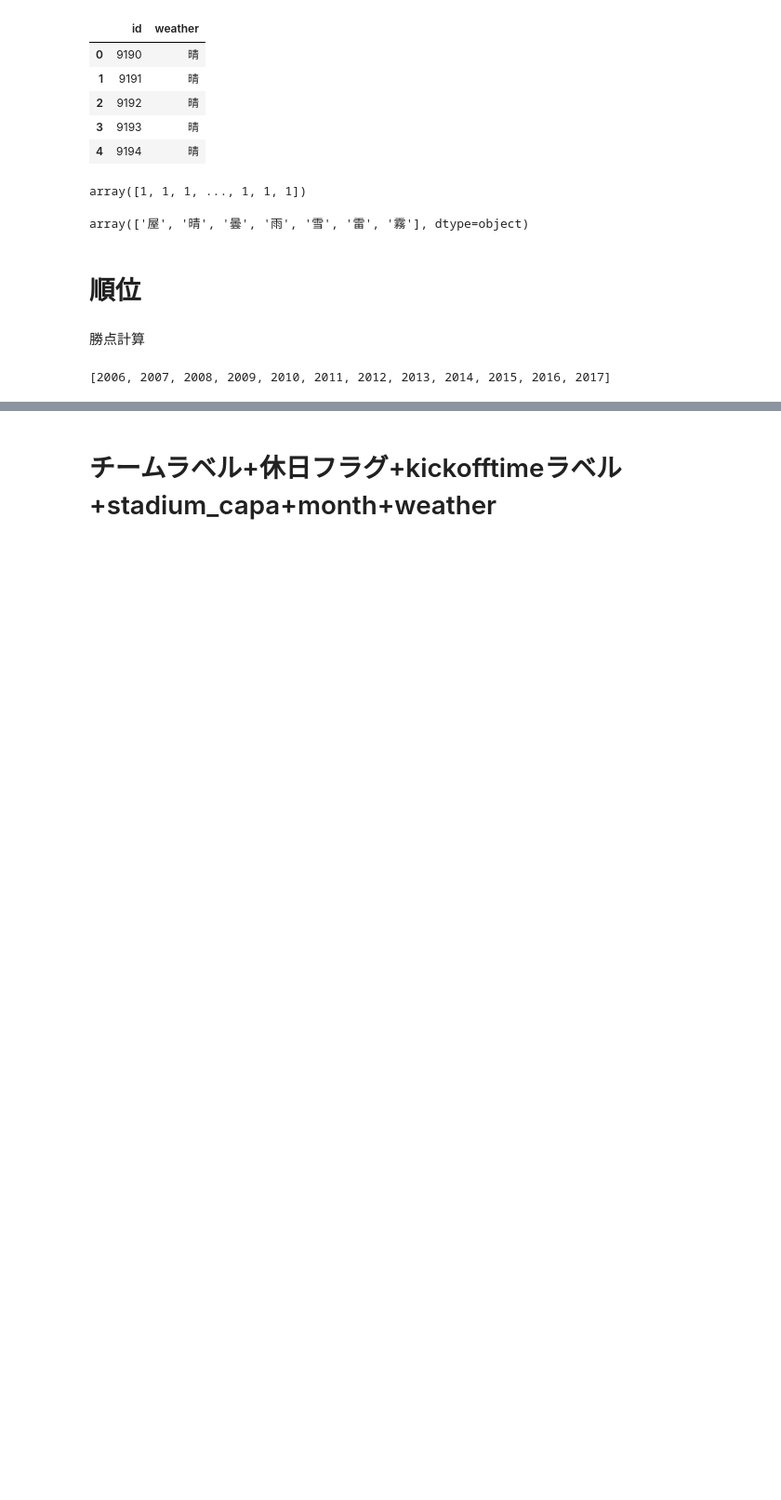
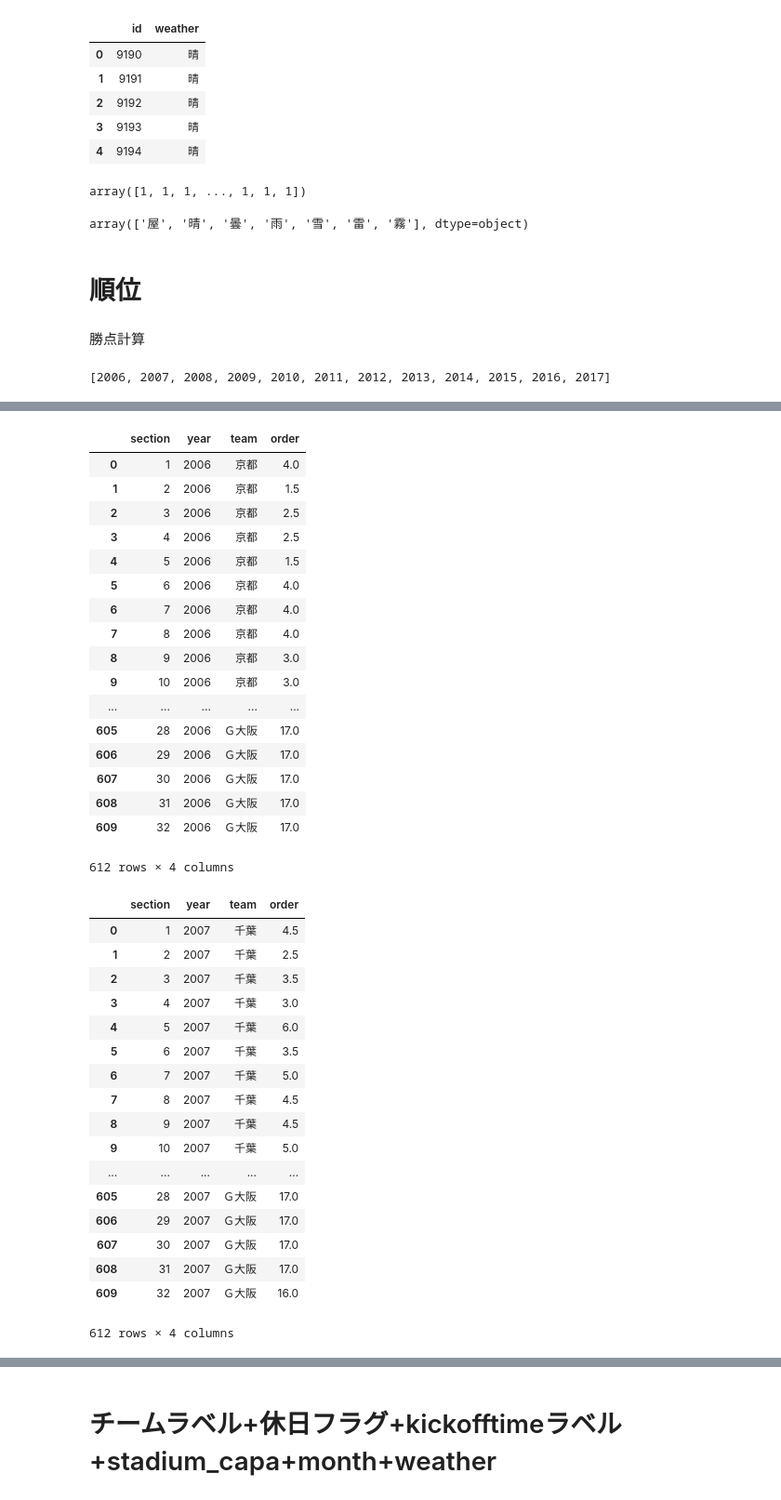
Before and after one commit to watanta/j, a Jupyter notebook: code/preprocess.ipynb, the cells around one changed output, grey strips where cells are left out. Shown at 93% size. Drawn from its saved outputs; the diff is of its cells as text; code cells hidden in the pictures; blank space fills up the shorter version.

```diff
--- a/code/preprocess.ipynb
+++ b/code/preprocess.ipynb
@@ -634,30 +601,0 @@ match.loc[(match["home_team"] == team)|(match["away_team"] == team),:]
-# %%
-for year in target_years:
-    print(year)
-    match = total_match.loc[(total_match["match_date"] >= pd.to_datetime(str(year)+"-2-15"))&(total_match["match_date"] <pd.to_datetime(str(year+1)+"-2-15")),:]
-    attend_teams = set(match["home_team"]) & set(match["away_team"])
-    match.loc[match["home_win"],"winner"] = match["home_team"]
-    match.loc[match["away_win"],"winner"] = match["away_team"]
-    score_dic = {}
-
-    for team in attend_teams:
-        tmp = match.loc[(match["home_team"] == team)|(match["away_team"] == team),:]
-        tmp=tmp.reset_index(drop=True)
-
-        score  = []
-        for key,row in tmp.iterrows():
-            if row["winner"] == target:
-                score.append(3)
-            elif row["draw"] == True:
-                score.append(1)
-            else:
-                score.append(0)
-
-        score_dic[team] = np.cumsum(score)
-
-    for team in score_dic:
-        print(team)
-        print(score_dic[team].shape)
-    df = pd.DataFrame(score_dic)
-    df.to_csv("../data/vpoint"+str(year)+".csv", index=False)
-    display(df.head())
@@ -791,0 +602,50 @@ See the caveats in the documentation: http://pandas.pydata.org/pandas-docs/stabl
+# %%
+from scipy import stats
+
+for year in target_years:
+    vp = pd.read_csv("../data/vpoint"+str(year)+".csv")
+    order = vp
+    for key,row in vp.iterrows():
+        order.loc[key,:] = stats.mstats.rankdata(row)
+    order["section"]  = order.index.values + 1
+    order["year"]  = year
+    tmp = pd.melt(order ,id_vars=['section',"year"], var_name='team', value_name='order')
+    display(tmp)
+    tmp.to_csv("../data/order"+str(year)+".csv", index=False)
+# %% [output]
+|  | section | year | team | order |
+| 0 | 1 | 2006 | 京都 | 4.0 |
+| 1 | 2 | 2006 | 京都 | 1.5 |
+| 2 | 3 | 2006 | 京都 | 2.5 |
+| 3 | 4 | 2006 | 京都 | 2.5 |
+| 4 | 5 | 2006 | 京都 | 1.5 |
+| 5 | 6 | 2006 | 京都 | 4.0 |
+| 6 | 7 | 2006 | 京都 | 4.0 |
+| 7 | 8 | 2006 | 京都 | 4.0 |
+| 8 | 9 | 2006 | 京都 | 3.0 |
+| 9 | 10 | 2006 | 京都 | 3.0 |
+| ... | ... | ... | ... | ... |
+| 605 | 28 | 2006 | Ｇ大阪 | 17.0 |
+| 606 | 29 | 2006 | Ｇ大阪 | 17.0 |
+| 607 | 30 | 2006 | Ｇ大阪 | 17.0 |
+| 608 | 31 | 2006 | Ｇ大阪 | 17.0 |
+| 609 | 32 | 2006 | Ｇ大阪 | 17.0 |
+612 rows × 4 columns
+|  | section | year | team | order |
+| 0 | 1 | 2007 | 千葉 | 4.5 |
+| 1 | 2 | 2007 | 千葉 | 2.5 |
+| 2 | 3 | 2007 | 千葉 | 3.5 |
+| 3 | 4 | 2007 | 千葉 | 3.0 |
+| 4 | 5 | 2007 | 千葉 | 6.0 |
+| 5 | 6 | 2007 | 千葉 | 3.5 |
+| 6 | 7 | 2007 | 千葉 | 5.0 |
+| 7 | 8 | 2007 | 千葉 | 4.5 |
+| 8 | 9 | 2007 | 千葉 | 4.5 |
+| 9 | 10 | 2007 | 千葉 | 5.0 |
+| ... | ... | ... | ... | ... |
+| 605 | 28 | 2007 | Ｇ大阪 | 17.0 |
+| 606 | 29 | 2007 | Ｇ大阪 | 17.0 |
+| 607 | 30 | 2007 | Ｇ大阪 | 17.0 |
+| 608 | 31 | 2007 | Ｇ大阪 | 17.0 |
+| 609 | 32 | 2007 | Ｇ大阪 | 16.0 |
+612 rows × 4 columns
```
Also changed, not shown: parts of 26 cells of this notebook, 3 other files.
